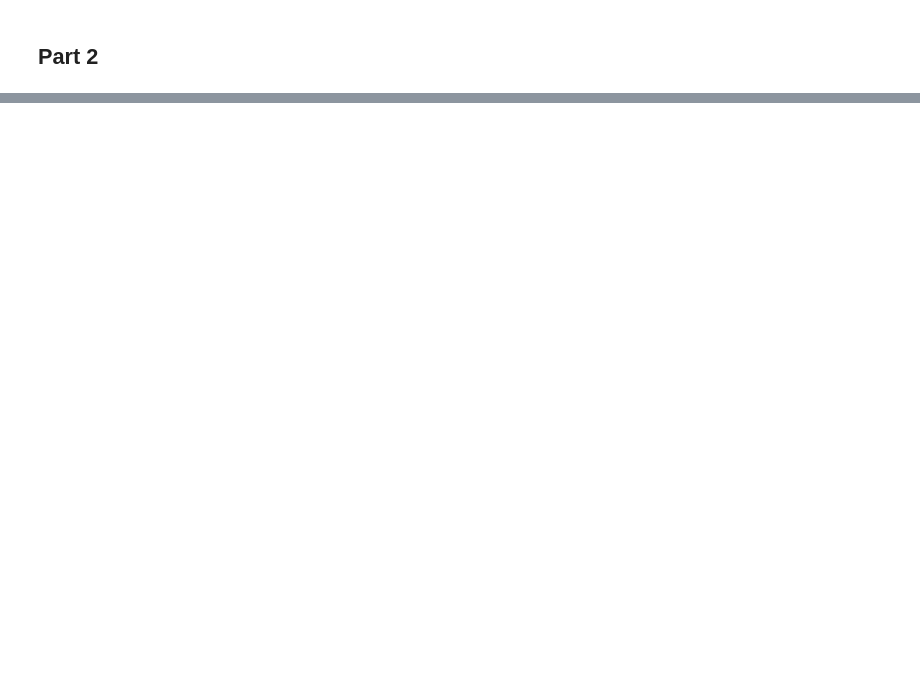
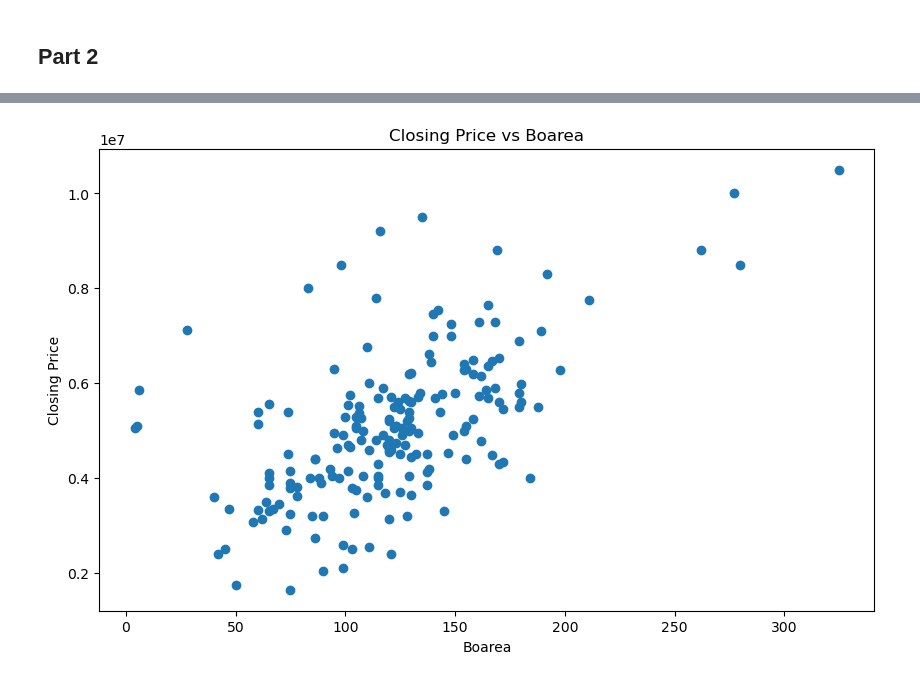
Before and after one commit to ErikNils/DIT407, a Jupyter notebook: Assignment2/main.ipynb, the cells around one changed output, grey strips where cells are left out. Cells and saved outputs as stored; diff of their text form; code cells hidden in the pictures; blank space fills up the shorter version.

```diff
--- a/Assignment2/main.ipynb
+++ b/Assignment2/main.ipynb
@@ -79,0 +115,9 @@ kungalv_slutpris_page_19.html
+# %%
+plt.figure(figsize=(10,6))
+plt.scatter(df_2022['Boarea'], df_2022['Closing Price'])
+plt.title('Closing Price vs Boarea')
+plt.xlabel('Boarea')
+plt.ylabel('Closing Price')
+plt.show()
+# %% [output]
+[figure, added]
```
Also changed, not shown: parts of 4 cells of this notebook, 1 other file.
